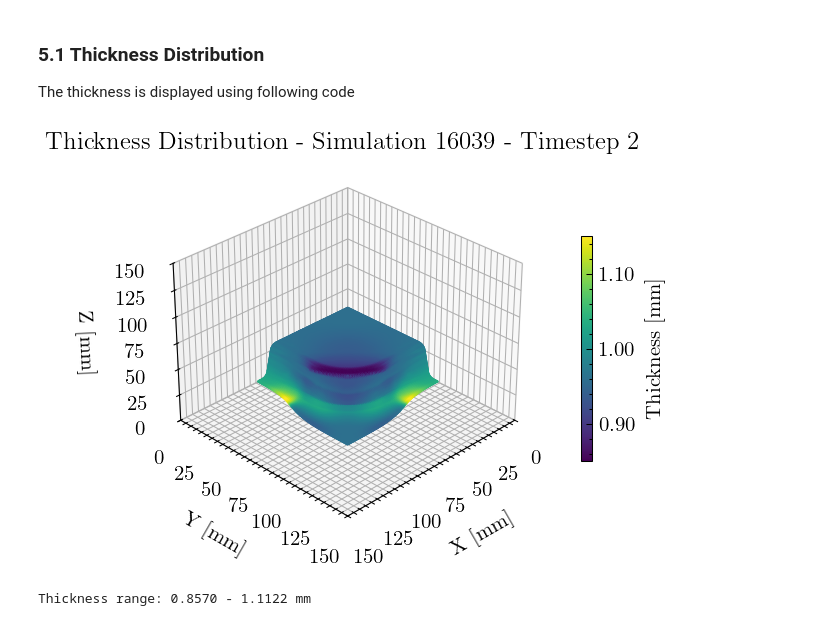
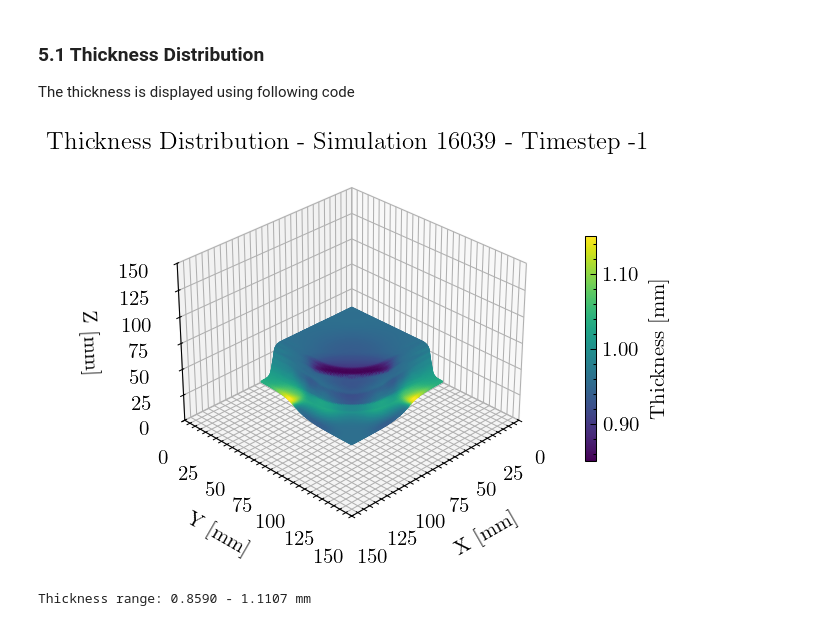
Before and after one commit to BaumSebastian/DDACS, a Jupyter notebook: examples/dataset_demo.ipynb, the cells around one changed output. Drawn from its saved outputs; the diff is of its cells as text; code cells hidden in the pictures.

Commit message:
Removed the component parameter of the thickness method, as thickness is only available for blank component.

```diff
--- a/examples/dataset_demo.ipynb
+++ b/examples/dataset_demo.ipynb
@@ -345,39 +345,42 @@ The thickness is displayed using following code
 from matplotlib import ticker
 
 # Thickness visualization
-timestep = 2
-vertices, triangles = extract_mesh(h5_path, 'blank', timestep=timestep)
-thickness = extract_element_thickness(h5_path, 'blank', timestep=timestep)
+TIMESTEP = -1
+COMPONENT = 'blank' # Only blank possible for thickness information
+OPERATION = 10 # Can be 10 or 20
+
+vertices, triangles = extract_mesh(h5_path, 'blank', timestep=TIMESTEP, operation=OPERATION)
+thickness = extract_element_thickness(h5_path, timestep=TIMESTEP, operation=OPERATION)
 # Map element data to triangles
 thickness_per_triangle = np.repeat(thickness, 2)[:len(triangles)]
 
 fig = plt.figure(figsize=FIGURE_SIZE, dpi=FIGURE_DPI)
 ax = fig.add_subplot(111, projection='3d')
 
 faces = vertices[triangles]
 norm_thickness = (thickness_per_triangle - thickness.min()) / (thickness.max() + 0.00001 - thickness.min())
 colors = plt.cm.viridis(norm_thickness)
 collection = Poly3DCollection(faces, facecolors=colors, edgecolors=colors, alpha=1)
 ax.add_collection3d(collection)
 ax.plot_surface
 # Add colorbar
 sm = plt.cm.ScalarMappable(cmap='viridis', norm=plt.Normalize(0.85, 1.15))
 cbar = plt.colorbar(sm, ax=ax, shrink=0.6)
 cbar.ax.yaxis.set_major_formatter(ticker.FormatStrFormatter('%.2f'))
 cbar.set_label('Thickness [mm]')
 
-ax.set_title(f'Thickness Distribution - Simulation {sim_id} - Timestep {timestep}')
+ax.set_title(f'Thickness Distribution - Simulation {sim_id} - Timestep {TIMESTEP}')
 ax.set_xlabel('X [mm]')
 ax.set_ylabel('Y [mm]')
 ax.set_zlabel('Z [mm]')
 ax.set_xlim(AXIS_LIMITS)
 ax.set_ylim(AXIS_LIMITS)
 ax.set_zlim(AXIS_LIMITS)
 ax.view_init(VIEW_ELEVATION, VIEW_AZIMUTH)
 plt.tight_layout()
 plt.show()
 
 print(f"Thickness range: {thickness.min():.4f} - {thickness.max():.4f} mm")
 # %% [output]
-[figure, old version]
+[figure, new version]
-Thickness range: 0.8570 - 1.1122 mm
+Thickness range: 0.8590 - 1.1107 mm
```
Also changed, not shown: 1 other file.
